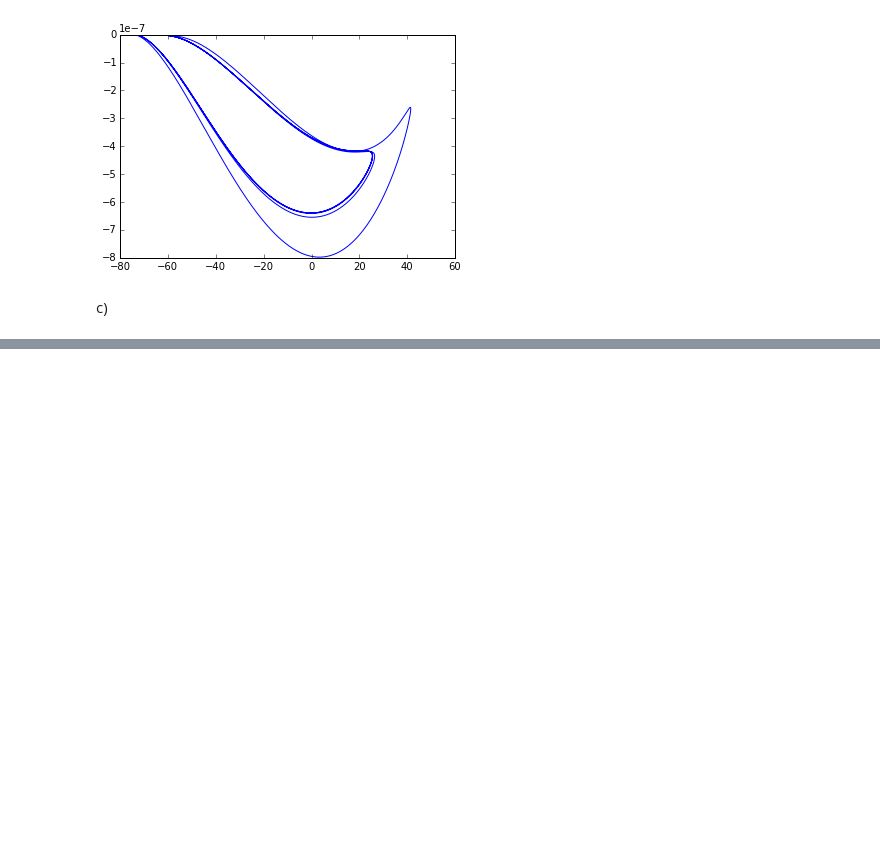
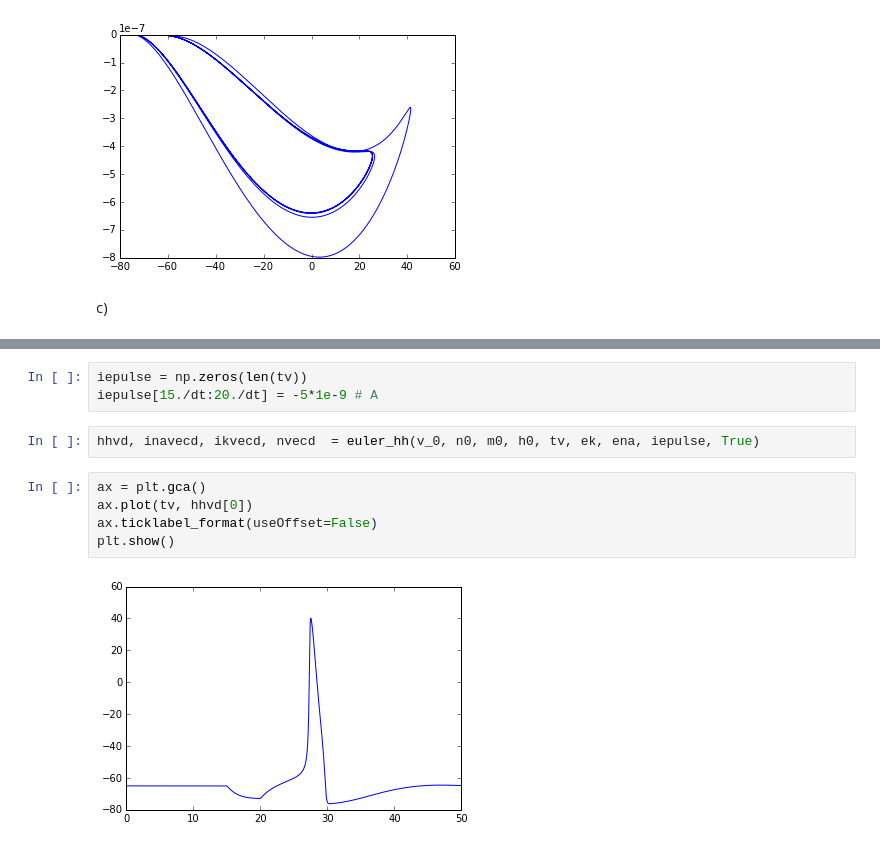
Before and after one commit to dokato/mns, a Jupyter notebook: MNS_6.ipynb, the cells around one changed output, grey strips where cells are left out. Saved outputs shown, nothing was run; the diff lists cells and outputs as text; blank space fills up the shorter version.

```diff
--- a/MNS_6.ipynb
+++ b/MNS_6.ipynb
@@ -169,0 +187,12 @@ compute_fr(hhvb)
+# %%
+iepulse = np.zeros(len(tv))
+iepulse[15./dt:20./dt] = -5*1e-9 # A
+# %%
+hhvd, inavecd, ikvecd, nvecd  = euler_hh(v_0, n0, m0, h0, tv, ek, ena, iepulse, True)
+# %%
+ax = plt.gca()
+ax.plot(tv, hhvd[0])
+ax.ticklabel_format(useOffset=False)
+plt.show()
+# %% [output]
+[figure, added]
```
Also changed, not shown: parts of 6 cells of this notebook.
